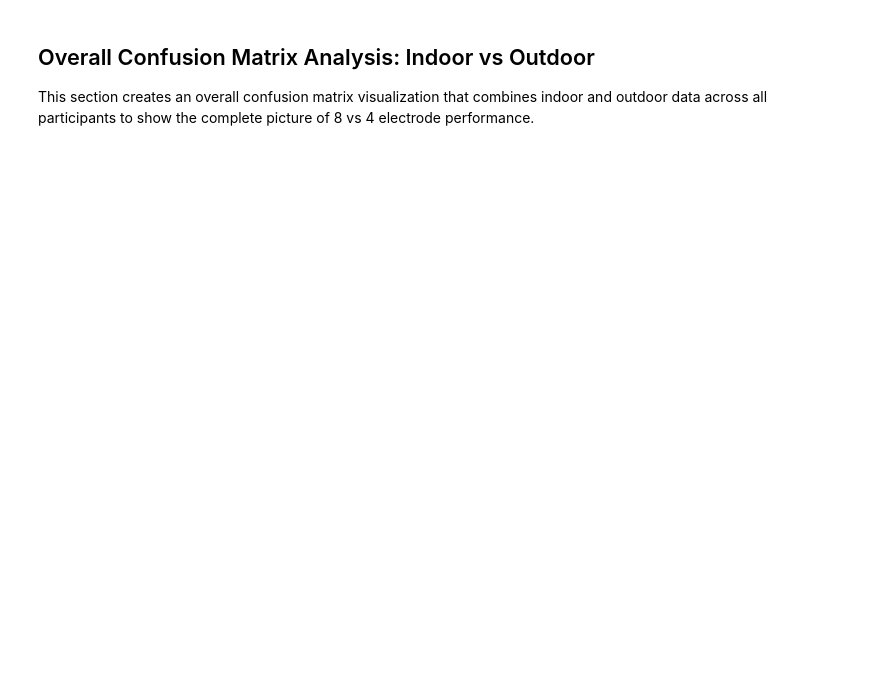
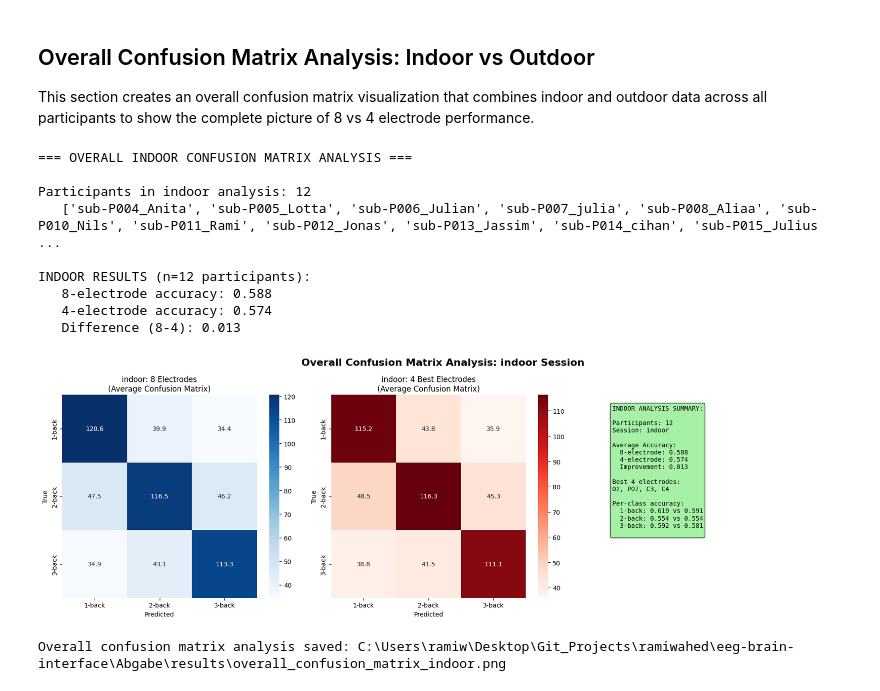
Before and after one commit to Julius6043/eeg-brain-interface, a Jupyter notebook: Abgabe/Final_Submission_Feature-Based_ML.ipynb, the cells around one changed output. Drawn from its saved outputs; the diff is of its cells as text; code cells hidden in the pictures; blank space fills up the shorter version.

```diff
--- a/Abgabe/Final_Submission_Feature-Based_ML.ipynb
+++ b/Abgabe/Final_Submission_Feature-Based_ML.ipynb
@@ -1412,7 +1497,7 @@ def create_overall_confusion_matrix():
         print("Please run the confusion matrix analysis first")
         return
 
-    print(f"📊 Participants in {ANALYSIS_SESSION} analysis: {len(cm_results)}")
+    print(f"Participants in {ANALYSIS_SESSION} analysis: {len(cm_results)}")
     participants_list = [r['participant'] for r in cm_results]
     print(f"   {participants_list}\n")
 
@@ -1474,31 +1559,43 @@ def create_overall_confusion_matrix():
 
     if 'best_4_electrodes' in globals():
         summary_text += f"Best 4 electrodes:\n{', '.join(best_4_electrodes)}\n\n"
 
     # Add per-class accuracy information
     class_acc_8 = [avg_cm_8[i, i] / avg_cm_8[i, :].sum() if avg_cm_8[i, :].sum() > 0 else 0
                    for i in range(len(difficulty_labels))]
     class_acc_4 = [avg_cm_4[i, i] / avg_cm_4[i, :].sum() if avg_cm_4[i, :].sum() > 0 else 0
                    for i in range(len(difficulty_labels))]
 
     summary_text += "Per-class accuracy:\n"
     for i, label in enumerate(difficulty_labels):
         summary_text += f"  {label}: {class_acc_8[i]:.3f} vs {class_acc_4[i]:.3f}\n"
 
     ax3.text(0.05, 0.95, summary_text, transform=ax3.transAxes, fontsize=10,
              verticalalignment='top', fontfamily='monospace',
              bbox=dict(boxstyle='round', facecolor='lightgreen', alpha=0.8))
 
     plt.tight_layout()
 
     # Save the visualization with session-specific filename
-    filename = f'overall_confusion_matrix_{ANALYSIS_SESSION.lower()}.png'
+    filename = RESULTS_DIR / f'overall_confusion_matrix_{ANALYSIS_SESSION.lower()}.png'
     plt.savefig(filename, dpi=300, bbox_inches='tight')
     plt.show()
 
     print(f"\nOverall confusion matrix analysis saved: {filename}")
 
     return filename
 
 # Generate the overall confusion matrix analysis
 overall_cm_file = create_overall_confusion_matrix()
+# %% [output]
+=== OVERALL INDOOR CONFUSION MATRIX ANALYSIS ===
+
+Participants in indoor analysis: 12
+   ['sub-P004_Anita', 'sub-P005_Lotta', 'sub-P006_Julian', 'sub-P007_julia', 'sub-P008_Aliaa', 'sub-P010_Nils', 'sub-P011_Rami', 'sub-P012_Jonas', 'sub-P013_Jassim', 'sub-P014_cihan', 'sub-P015_Julius ...
+
+INDOOR RESULTS (n=12 participants):
+   8-electrode accuracy: 0.588
+   4-electrode accuracy: 0.574
+   Difference (8-4): 0.013
+[figure, added]
+Overall confusion matrix analysis saved: C:\Users\ramiw\Desktop\Git_Projects\ramiwahed\eeg-brain-interface\Abgabe\results\overall_confusion_matrix_indoor.png
```
Also changed, not shown: parts of 16 cells of this notebook.
